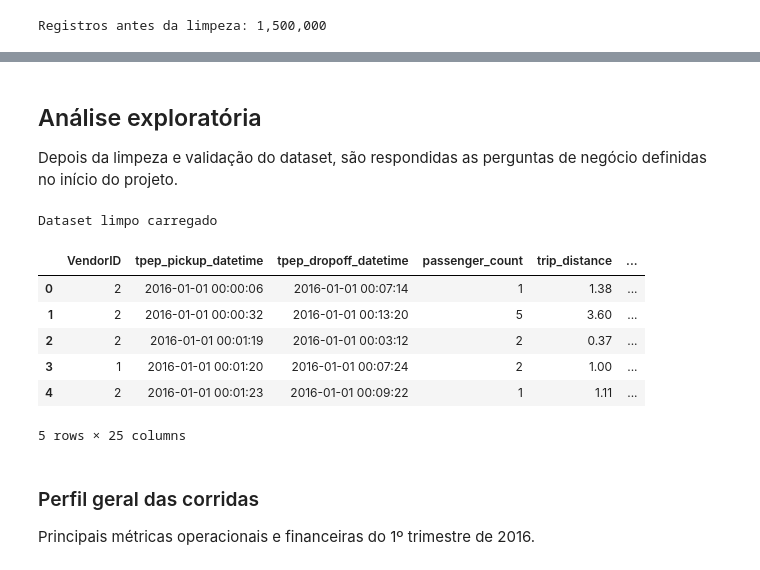
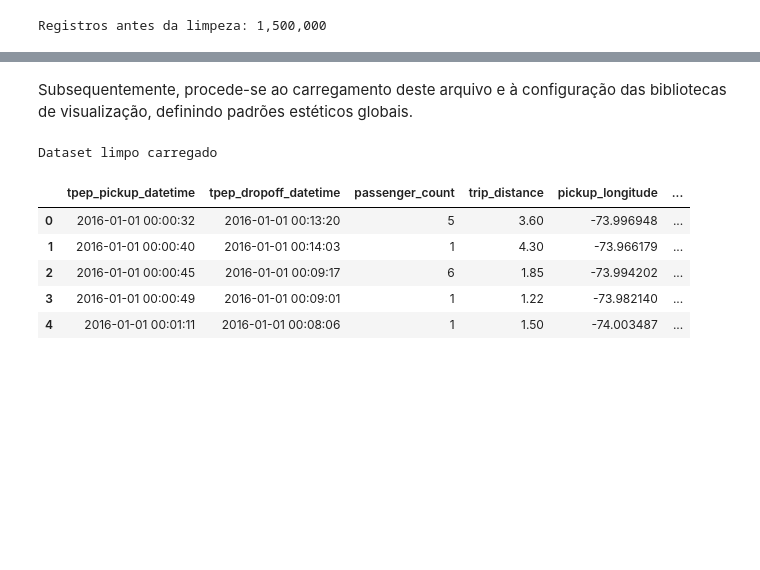
Before and after one commit to raquelpfm/nyc-taxi-analysis, a Jupyter notebook: notebooks/nyc_taxi.ipynb, the cells around one changed output, grey strips where cells are left out. Saved outputs shown, nothing was run; the diff lists cells and outputs as text; code cells hidden in the pictures; blank space fills up the shorter version.

```diff
--- a/notebooks/nyc_taxi.ipynb
+++ b/notebooks/nyc_taxi.ipynb
@@ -403,38 +496,20 @@ Colunas: 25
-# %% [markdown]
-## Análise exploratória
-
-Depois da limpeza e validação do dataset, são respondidas as perguntas de negócio definidas no início do projeto.
+# %% [markdown]
+Subsequentemente, procede-se ao carregamento deste arquivo e à configuração das bibliotecas de visualização, definindo padrões estéticos globais.
 # %%
-# carregar dataset limpo para análise
-
-import pandas as pd
-import numpy as np
-import matplotlib.pyplot as plt
-import matplotlib.ticker as mticker
-import seaborn as sns
-import plotly.express as px
-import plotly.graph_objects as go
-
-sns.set_theme(style="darkgrid")
-plt.rcParams['figure.figsize'] = (13, 5)
-plt.rcParams['font.size'] = 12
-
 # carregar dataset limpo
 df = pd.read_parquet('../data/nyc_taxi_limpo.parquet')
+
+df['tpep_pickup_datetime'] = pd.to_datetime(df['tpep_pickup_datetime'])
+df['tpep_dropoff_datetime'] = pd.to_datetime(df['tpep_dropoff_datetime'])
 
 print(f"Dataset limpo carregado")
 
 df.head()
 # %% [output]
 Dataset limpo carregado
-|  | VendorID | tpep_pickup_datetime | tpep_dropoff_datetime | passenger_count | trip_distance | ... |
-| 0 | 2 | 2016-01-01 00:00:06 | 2016-01-01 00:07:14 | 1 | 1.38 | ... |
-| 1 | 2 | 2016-01-01 00:00:32 | 2016-01-01 00:13:20 | 5 | 3.60 | ... |
-| 2 | 2 | 2016-01-01 00:01:19 | 2016-01-01 00:03:12 | 2 | 0.37 | ... |
-| 3 | 1 | 2016-01-01 00:01:20 | 2016-01-01 00:07:24 | 2 | 1.00 | ... |
-| 4 | 2 | 2016-01-01 00:01:23 | 2016-01-01 00:09:22 | 1 | 1.11 | ... |
+|  | tpep_pickup_datetime | tpep_dropoff_datetime | passenger_count | trip_distance | pickup_longitude | ... |
+| 0 | 2016-01-01 00:00:32 | 2016-01-01 00:13:20 | 5 | 3.60 | -73.996948 | ... |
+| 1 | 2016-01-01 00:00:40 | 2016-01-01 00:14:03 | 1 | 4.30 | -73.966179 | ... |
+| 2 | 2016-01-01 00:00:45 | 2016-01-01 00:09:17 | 6 | 1.85 | -73.994202 | ... |
+| 3 | 2016-01-01 00:00:49 | 2016-01-01 00:09:01 | 1 | 1.22 | -73.982140 | ... |
+| 4 | 2016-01-01 00:01:11 | 2016-01-01 00:08:06 | 1 | 1.50 | -74.003487 | ... |
-5 rows × 25 columns
-# %% [markdown]
-### Perfil geral das corridas
-
-Principais métricas operacionais e financeiras do 1º trimestre de 2016.
```
Also changed, not shown: parts of 104 cells of this notebook.
